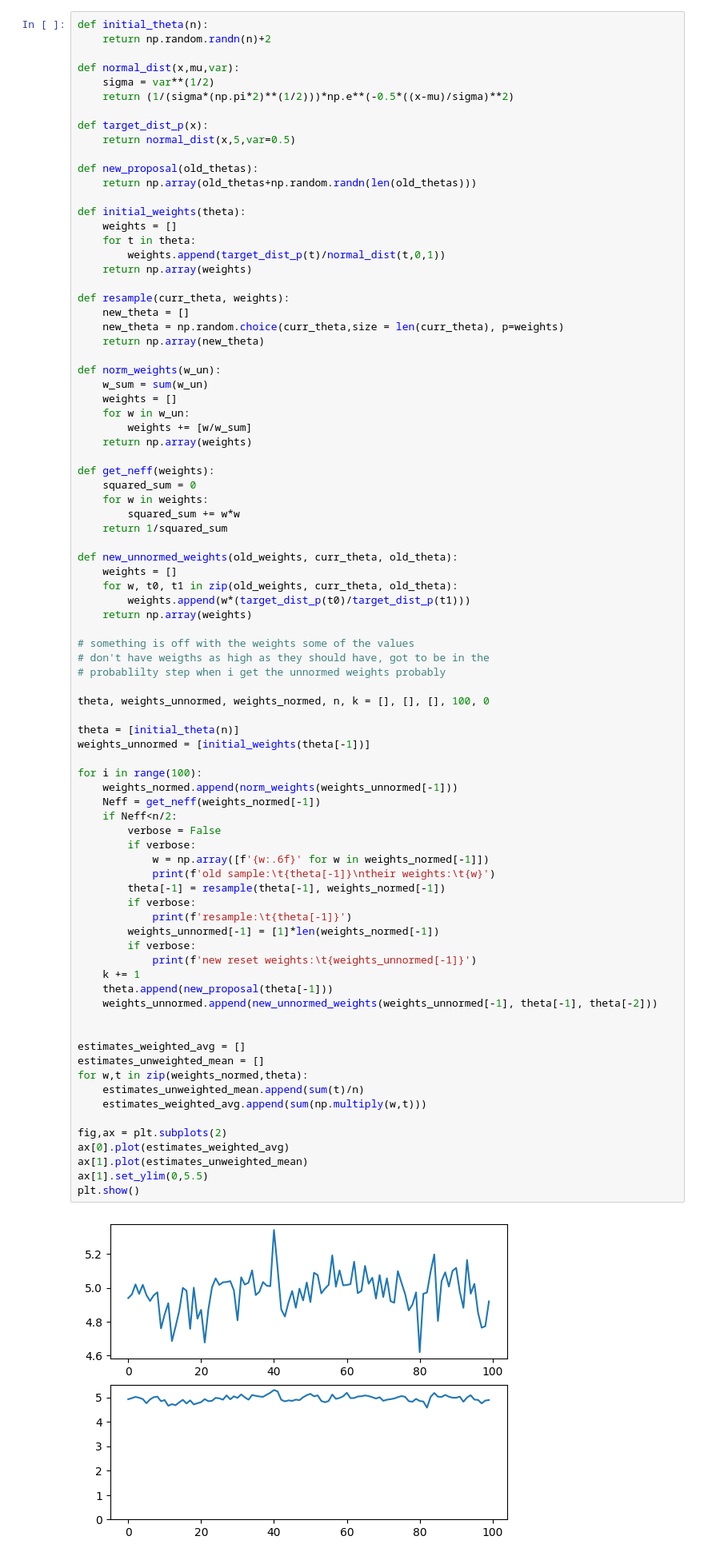
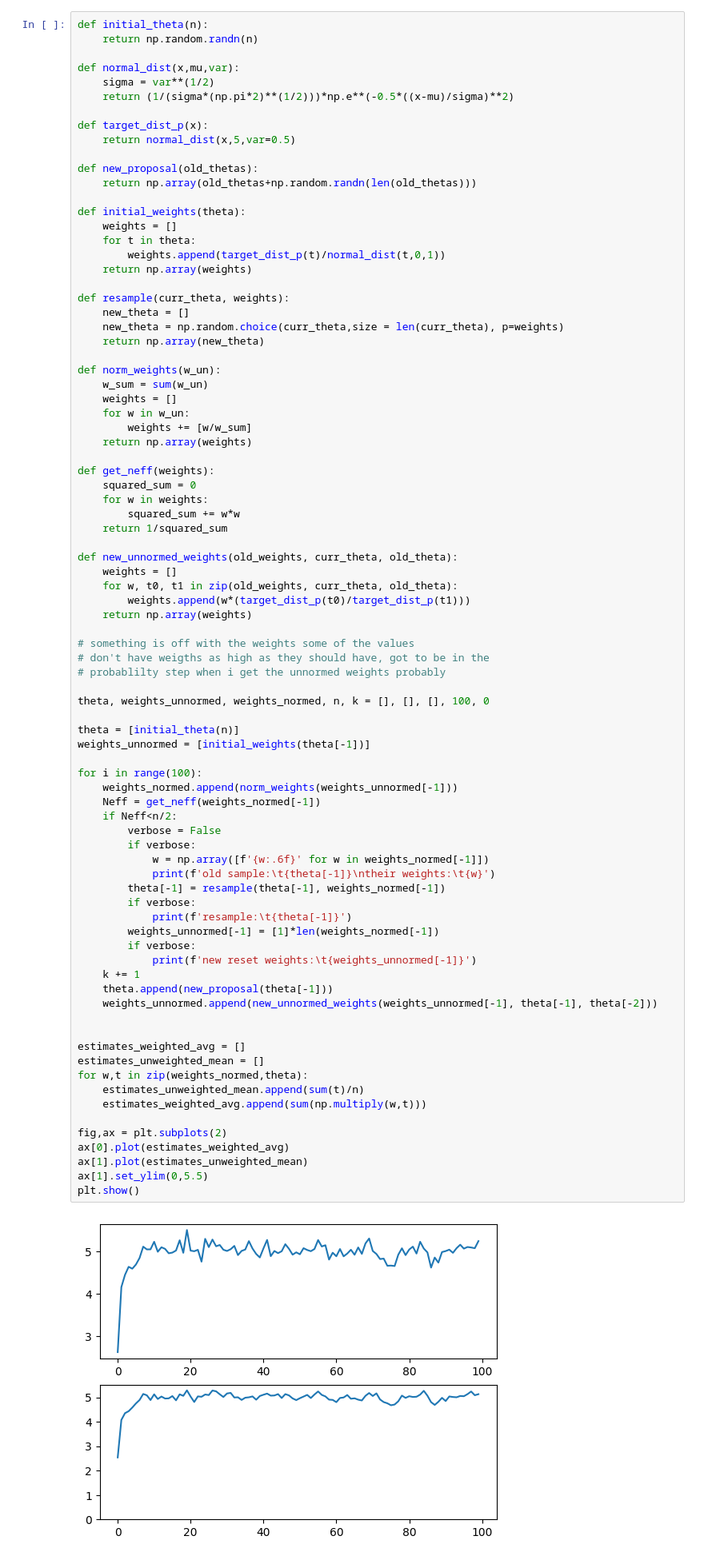
Before and after one commit to sean-parry/BayesianTracking, a Jupyter notebook: SequentialImportanceSampling.ipynb, the cells around one changed output. Shown at 80% size. Drawn from its saved outputs; the diff is of its cells as text.

```diff
--- a/SequentialImportanceSampling.ipynb
+++ b/SequentialImportanceSampling.ipynb
@@ -20,7 +20,7 @@ import matplotlib.pyplot as plt
 probably just .tolist all of the returns or somehting and that will fix the issues
 # %%
 def initial_theta(n):
-    return np.random.randn(n)+2
+    return np.random.randn(n)
 
 def normal_dist(x,mu,var):
     sigma = var**(1/2)
@@ -75,31 +75,31 @@ for i in range(100):
     weights_normed.append(norm_weights(weights_unnormed[-1]))
     Neff = get_neff(weights_normed[-1])
     if Neff<n/2:
         verbose = False
         if verbose:
             w = np.array([f'{w:.6f}' for w in weights_normed[-1]])
             print(f'old sample:\t{theta[-1]}\ntheir weights:\t{w}')
         theta[-1] = resample(theta[-1], weights_normed[-1])
         if verbose:
             print(f'resample:\t{theta[-1]}')
         weights_unnormed[-1] = [1]*len(weights_normed[-1])
         if verbose:
             print(f'new reset weights:\t{weights_unnormed[-1]}')
     k += 1
     theta.append(new_proposal(theta[-1]))
     weights_unnormed.append(new_unnormed_weights(weights_unnormed[-1], theta[-1], theta[-2]))
 
 
 estimates_weighted_avg = []
 estimates_unweighted_mean = []
 for w,t in zip(weights_normed,theta):
     estimates_unweighted_mean.append(sum(t)/n)
     estimates_weighted_avg.append(sum(np.multiply(w,t)))
 
 fig,ax = plt.subplots(2)
 ax[0].plot(estimates_weighted_avg)
 ax[1].plot(estimates_unweighted_mean)
 ax[1].set_ylim(0,5.5)
 plt.show()
 # %% [output]
-[figure, old version]
+[figure, new version]
```
